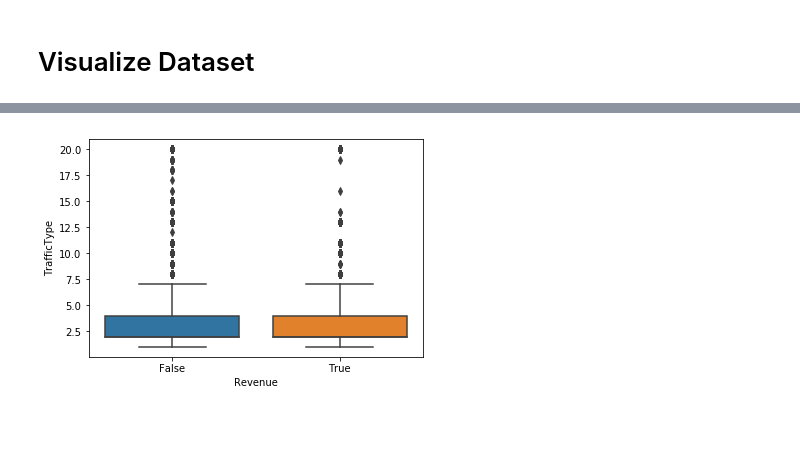
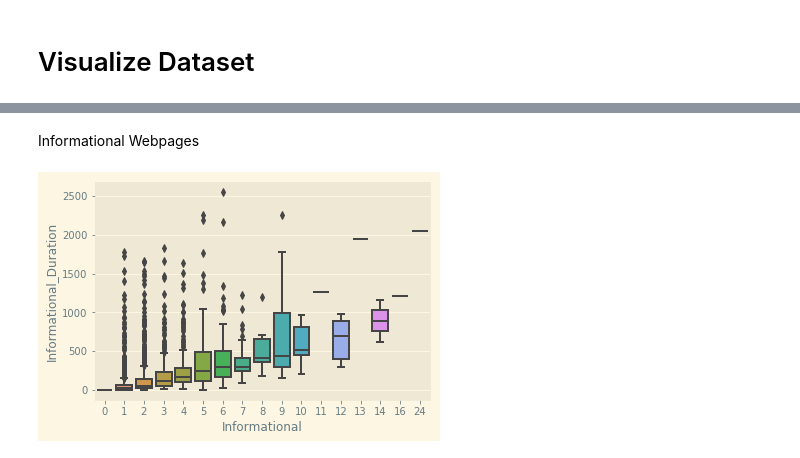
Before and after one commit to fairfield-university-ba545/project2-mtb, a Jupyter notebook: 2._Descriptives.ipynb, the cells around one changed output, grey strips where cells are left out. Cells and saved outputs as stored; diff of their text form; code cells hidden in the pictures; blank space fills up the shorter version.

Commit message:
Updated with Data Audit Report

```diff
--- a/2._Descriptives.ipynb
+++ b/2._Descriptives.ipynb
@@ -121,0 +401,36 @@ print(df['VisitorType'].unique())
+# %%
+fig= plt.figure(figsize=(6,3))
+objects = ('BounceRates', 'ExitRates')
+
+x = np.arange(len(objects))
+y = (df_bounce_exit_rates_mean*100).round(2) # convert to percentage x100%
+# show available styles in matplotlib
+# plt.style.available
+# set the style of the graph
+plt.style.use('Solarize_Light2')
+# define the barchart and colors (in hex color codes)
+plt.bar(x, height=y, align='center', color=('#6e0dd0', '#36F57F'))
+# define the xticks
+plt.xticks(x, objects)
+# set the barchart y-label
+plt.ylabel('Percentage', fontsize=14)
+# set the barchart title
+plt.title('Average Bounce Rate and Average Exit Rate (%)', fontsize=14)
+plt.yticks(range(0, 11))
+# show the values above each bar in the barchart with relative position
+for i, v in enumerate(y):
+    plt.text(x[i] - 0.09, v + 0.3, str(v)+'%')
+# show the barchart
+plt.show()
+
+print('-------------------------------------------------------------')
+print('* Bounce Rate:')
+print('-------------------------------------------------------------')
+print(' % of visitors who enter site from the page &', '\n',\
+'leave that page ("bounce") without triggering any other requests', '\n', \
+'to the analytics server during that session')
+print('-------------------------------------------------------------')
+print('* Exit Rates:')
+print('-------------------------------------------------------------')
+print('For all pageviews to the page, ', '\n', '% of visitors \
+that were the last in the session')
@@ -124,4 +651,6 @@ print(df['VisitorType'].unique())
+# %% [markdown]
+Informational Webpages
 # %%
-ax = sns.boxplot(y="TrafficType",x="Revenue", data=df)
+ax = sns.boxplot(y="Informational_Duration",x="Informational", data=df)
 # %% [output]
-[figure, old version]
+[figure, new version]
```
Also changed, not shown: parts of 90 cells of this notebook, 7 other files.
